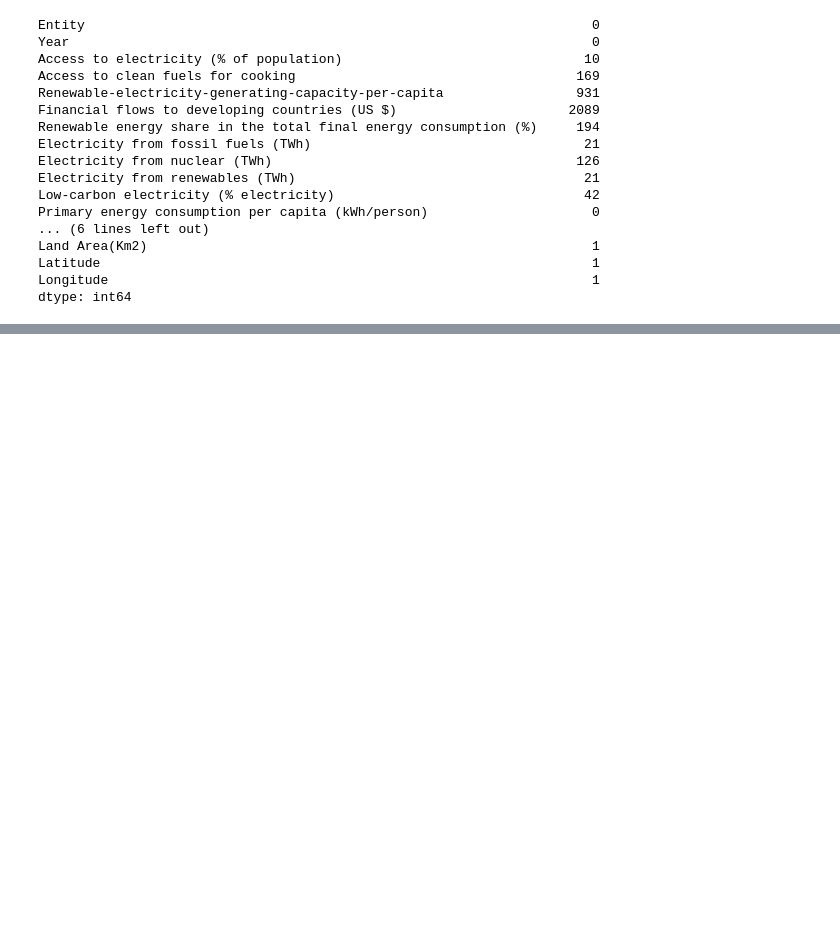
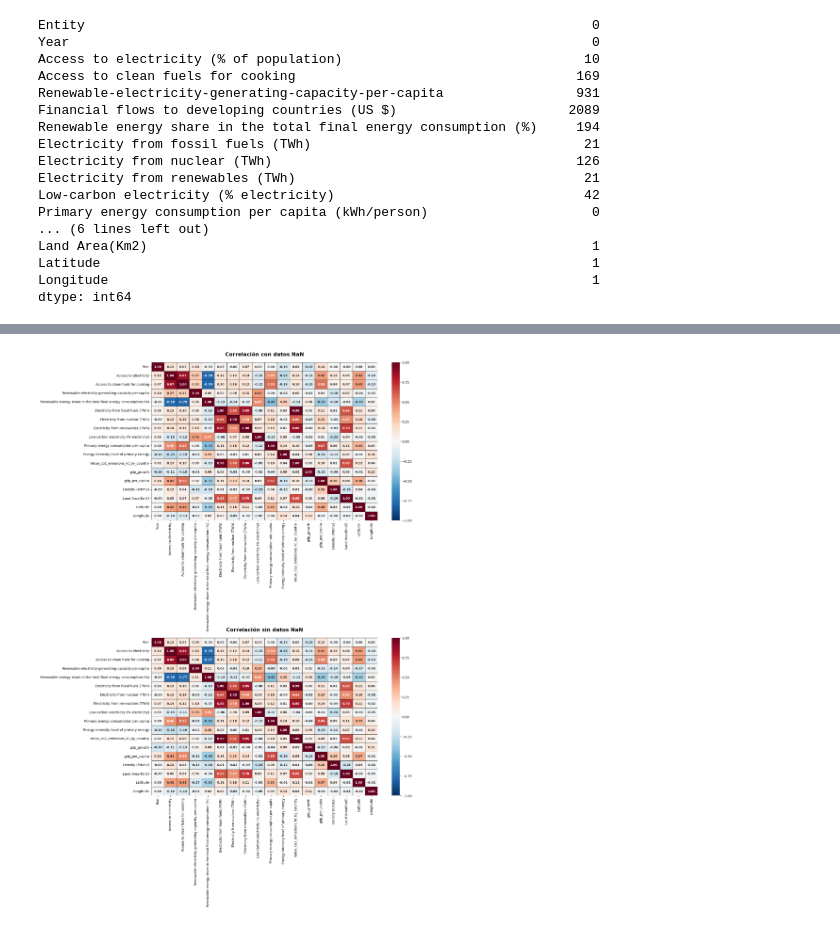
Before and after one commit to juanejd/prediction-model-renewable-energy, a Jupyter notebook: ADA_ML_LR.ipynb, the cells around one changed output, grey strips where cells are left out. Saved outputs shown, nothing was run; the diff lists cells and outputs as text; code cells hidden in the pictures; blank space fills up the shorter version.

```diff
--- a/ADA_ML_LR.ipynb
+++ b/ADA_ML_LR.ipynb
@@ -170,0 +221,3 @@ ValueError: could not convert string to float: '2,239'
+# %%
+df_filled = df_2.copy()
+df_filled.head()
@@ -170,0 +325,44 @@ ValueError: could not convert string to float: '2,239'
+# %%
+# Reordenamos las columnas
+df_filled = df_filled[df_2.columns]
+# %%
+# Hallamos la matriz de correlacion con los nuevos datos y hacemos una comparacion de las 2 correlaciones
+matrix_correlation_2 = df_filled.corr(numeric_only=True)
+figure, axis = plt.subplots(2, 1, figsize=(17, 25))
+
+sns.heatmap(
+    matrix_correlation,
+    annot=True,
+    cmap="RdBu_r",
+    fmt=".2f",
+    linewidths=0.5,
+    linecolor="black",
+    ax=axis[0],
+    center=0,
+    vmin=-1,
+    vmax=1,
+    annot_kws={"size": 9, "weight": "bold"},
+)
+axis[0].set_title("Correlación con datos NaN", fontsize=16, fontweight="bold", pad=20)
+
+
+sns.heatmap(
+    matrix_correlation_2,
+    annot=True,
+    cmap="RdBu_r",
+    fmt=".2f",
+    linewidths=0.5,
+    linecolor="black",
+    ax=axis[1],
+    center=0,
+    vmin=-1,
+    vmax=1,
+    annot_kws={"size": 9, "weight": "bold"},
+)
+axis[1].set_title("Correlación sin datos NaN", fontsize=16, fontweight="bold", pad=20)
+
+plt.tight_layout()
+plt.subplots_adjust(wspace=0.3, top=0.93)
+plt.show()
+# %% [output]
+[figure, added]
```
Also changed, not shown: parts of 20 cells of this notebook.
